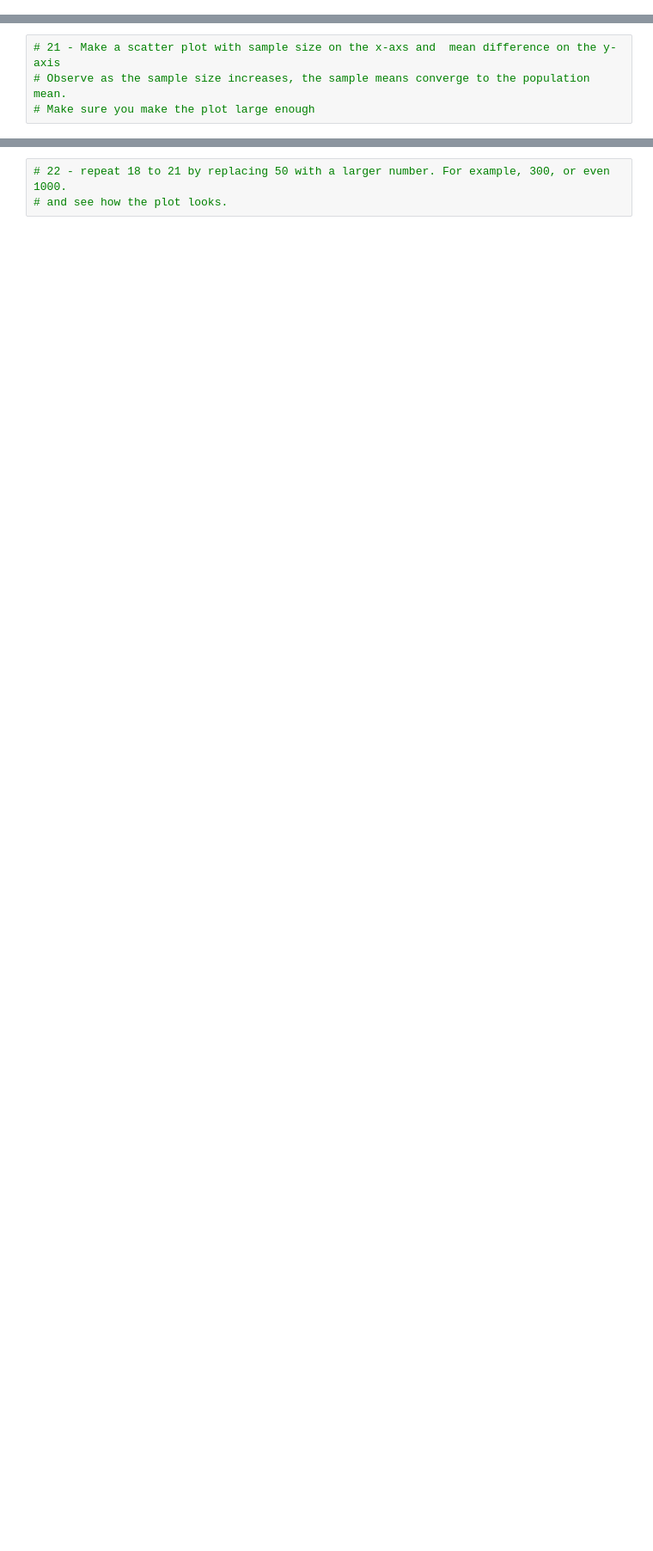
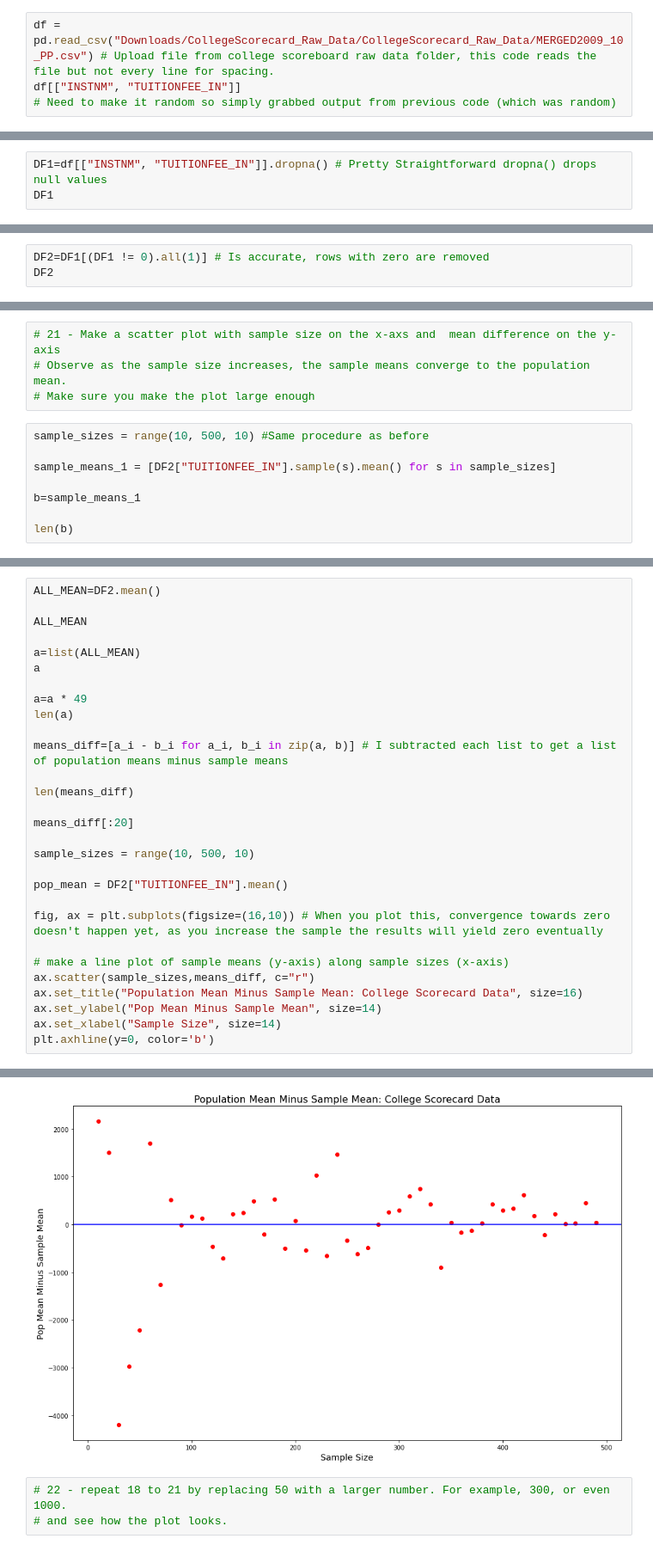
Before and after one commit to jonnie763/DATA-690-WANG-Stats-and-Visualizations, a Jupyter notebook: Jonathan Rius- Assignment #9.ipynb, the cells around one changed output, grey strips where cells are left out. Shown at 86% size. Drawn from its saved outputs; the diff is of its cells as text; blank space fills up the shorter version.

```diff
--- a/Jonathan Rius- Assignment #9.ipynb
+++ b/Jonathan Rius- Assignment #9.ipynb
@@ -72,3 +48,6 @@ x
 # %%
 # 4 - Only read the two columns: college name (INSTNM) and in state tution ("TUITIONFEE_IN")
 # from this file into a data frame aand display use info() function to display a summary information
+# %%
+df = pd.read_csv("Downloads/CollegeScorecard_Raw_Data/CollegeScorecard_Raw_Data/MERGED2009_10_PP.csv") # Upload file from college scoreboard raw data folder, this code reads the file but not every line for spacing.
+df[["INSTNM", "TUITIONFEE_IN"]]                                                                        # Need to make it random so simply grabbed output from previous code (which was random)
@@ -79,0 +102,3 @@ x
+# %%
+DF1=df[["INSTNM", "TUITIONFEE_IN"]].dropna() # Pretty Straightforward dropna() drops null values
+DF1
@@ -84,0 +130,3 @@ x
+# %%
+DF2=DF1[(DF1 != 0).all(1)] # Is accurate, rows with zero are removed
+DF2
@@ -136,3 +350,11 @@ The function will perform the following:
 # 21 - Make a scatter plot with sample size on the x-axs and  mean difference on the y-axis
 # Observe as the sample size increases, the sample means converge to the population mean.
 # Make sure you make the plot large enough
+# %%
+sample_sizes = range(10, 500, 10) #Same procedure as before
+
+sample_means_1 = [DF2["TUITIONFEE_IN"].sample(s).mean() for s in sample_sizes]
+
+b=sample_means_1
+
+len(b)
@@ -138,0 +363,30 @@ The function will perform the following:
+# %%
+ALL_MEAN=DF2.mean()
+
+ALL_MEAN
+
+a=list(ALL_MEAN)
+a
+
+a=a * 49
+len(a)
+
+means_diff=[a_i - b_i for a_i, b_i in zip(a, b)] # I subtracted each list to get a list of population means minus sample means
+
+len(means_diff)
+
+means_diff[:20]
+
+sample_sizes = range(10, 500, 10)
+
+pop_mean = DF2["TUITIONFEE_IN"].mean()
+
+fig, ax = plt.subplots(figsize=(16,10)) # When you plot this, convergence towards zero doesn't happen yet, as you increase the sample the results will yield zero eventually
+
+# make a line plot of sample means (y-axis) along sample sizes (x-axis)
+ax.scatter(sample_sizes,means_diff, c="r")
+ax.set_title("Population Mean Minus Sample Mean: College Scorecard Data", size=16)
+ax.set_ylabel("Pop Mean Minus Sample Mean", size=14)
+ax.set_xlabel("Sample Size", size=14)
+plt.axhline(y=0, color='b')
+# %% [output]
@@ -139,3 +394,4 @@ The function will perform the following:
+[figure, added]
 # %%
 # 22 - repeat 18 to 21 by replacing 50 with a larger number. For example, 300, or even 1000.
 # and see how the plot looks.
```
Also changed, not shown: parts of 44 cells of this notebook.
